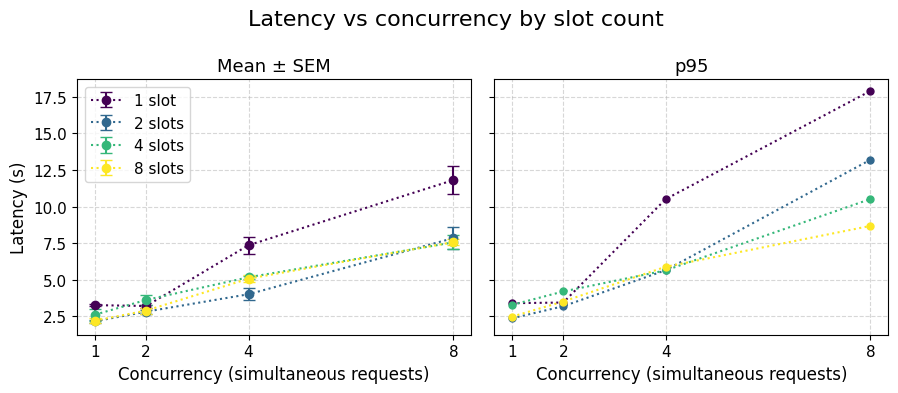
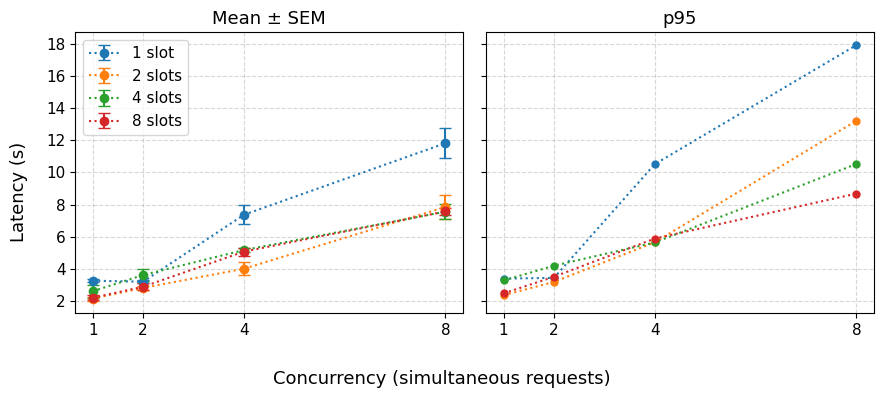
Code edit (unified diff) that turned the first committed figure into the second:
--- before
+++ after
@@ -29,12 +29,10 @@
 for ax, title in [(ax_mean, 'Mean ± SEM'), (ax_p95, 'p95')]:
     ax.set_title(title)
-    ax.set_xlabel('Concurrency (simultaneous requests)')
     ax.set_xticks(all_concurrencies)
     ax.grid(True, linestyle='--', alpha=0.5)
 
-ax_mean.set_ylabel('Latency (s)')
 ax_mean.legend()
-
-fig1.suptitle('Latency vs concurrency by slot count', y=0.98, fontsize=16)
+fig1.supxlabel('Concurrency (simultaneous requests)', fontsize=13)
+fig1.supylabel('Latency (s)', fontsize=13)
 fig1.tight_layout()
 

Commit: Added context length scaling performance test